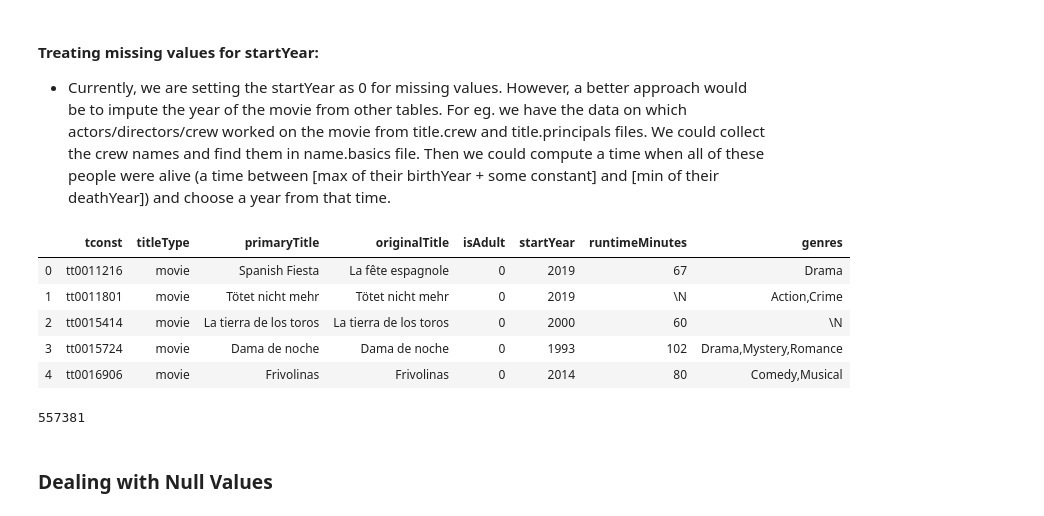
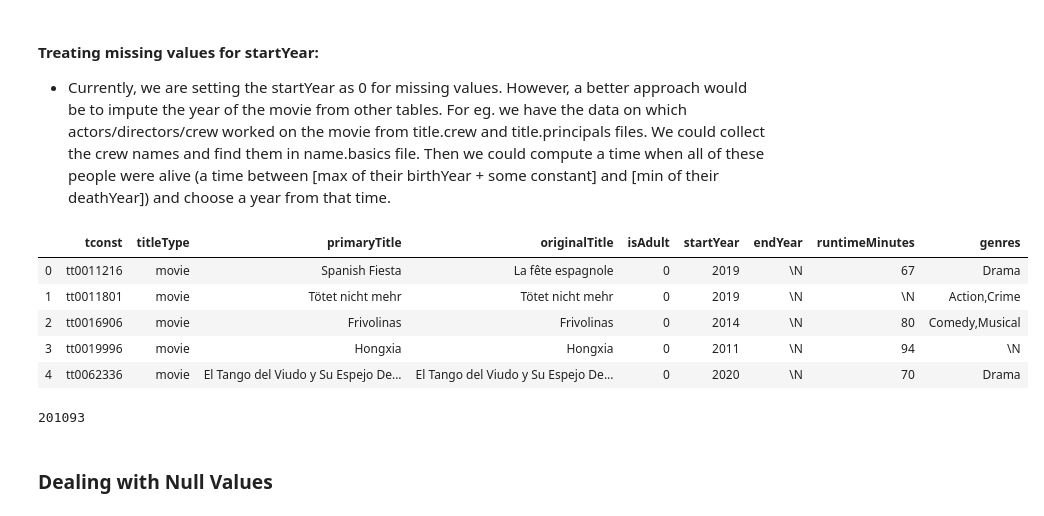
Before and after one commit to kedarbartake98/IMDB_movie_rating_prediction, a Jupyter notebook: notebooks/Initial data processing.ipynb, the cells around one changed output. Drawn from its saved outputs; the diff is of its cells as text; code cells hidden in the pictures.

Commit message:
Reducing scope of problem to movies after 2010

```diff
--- a/notebooks/Initial data processing.ipynb
+++ b/notebooks/Initial data processing.ipynb
@@ -40,23 +40,23 @@ array(['short', 'movie', 'tvShort', 'tvMovie', 'tvSeries', 'tvEpisode',
 
 - Currently, we are setting the startYear as 0 for missing values. However, a better approach would be to impute the year of the movie from other tables. For eg. we have the data on which actors/directors/crew worked on the movie from title.crew and title.principals files. We could collect the crew names and find them in name.basics file. Then we could compute a time when all of these people were alive (a time between [max of their birthYear + some constant] and [min of their deathYear]) and choose a year from that time.
 # %%
-del df['endYear']
+# del df['endYear']
 df['startYear'] = df['startYear'].apply(lambda x: int(x) if (x!='\\N') else 0)
 
-movies = df.loc[((df['titleType']=='movie') | (df['titleType']=='tvMovie')) & (df['startYear']>1950)]
+movies = df.loc[((df['titleType']=='movie') | (df['titleType']=='tvMovie')) & (df['startYear']>2010)]
 movies.reset_index(drop=True, inplace=True)
 movies.head()
 # %% [output]
-|  | tconst | titleType | primaryTitle | originalTitle | isAdult | startYear | runtimeMinutes | genres |
-| 0 | tt0011216 | movie | Spanish Fiesta | La fête espagnole | 0 | 2019 | 67 | Drama |
-| 1 | tt0011801 | movie | Tötet nicht mehr | Tötet nicht mehr | 0 | 2019 | \N | Action,Crime |
-| 2 | tt0015414 | movie | La tierra de los toros | La tierra de los toros | 0 | 2000 | 60 | \N |
-| 3 | tt0015724 | movie | Dama de noche | Dama de noche | 0 | 1993 | 102 | Drama,Mystery,Romance |
-| 4 | tt0016906 | movie | Frivolinas | Frivolinas | 0 | 2014 | 80 | Comedy,Musical |
+|  | tconst | titleType | primaryTitle | originalTitle | isAdult | startYear | endYear | runtimeMinutes | genres |
+| 0 | tt0011216 | movie | Spanish Fiesta | La fête espagnole | 0 | 2019 | \N | 67 | Drama |
+| 1 | tt0011801 | movie | Tötet nicht mehr | Tötet nicht mehr | 0 | 2019 | \N | \N | Action,Crime |
+| 2 | tt0016906 | movie | Frivolinas | Frivolinas | 0 | 2014 | \N | 80 | Comedy,Musical |
+| 3 | tt0019996 | movie | Hongxia | Hongxia | 0 | 2011 | \N | 94 | \N |
+| 4 | tt0062336 | movie | El Tango del Viudo y Su Espejo De... | El Tango del Viudo y Su Espejo De... | 0 | 2020 | \N | 70 | Drama |
 # %%
 len(movies)
 # %% [output]
-557381
+201093
 # %% [markdown]
 ### Dealing with Null Values
 # %%
```
Also changed, not shown: parts of 21 cells of this notebook.
